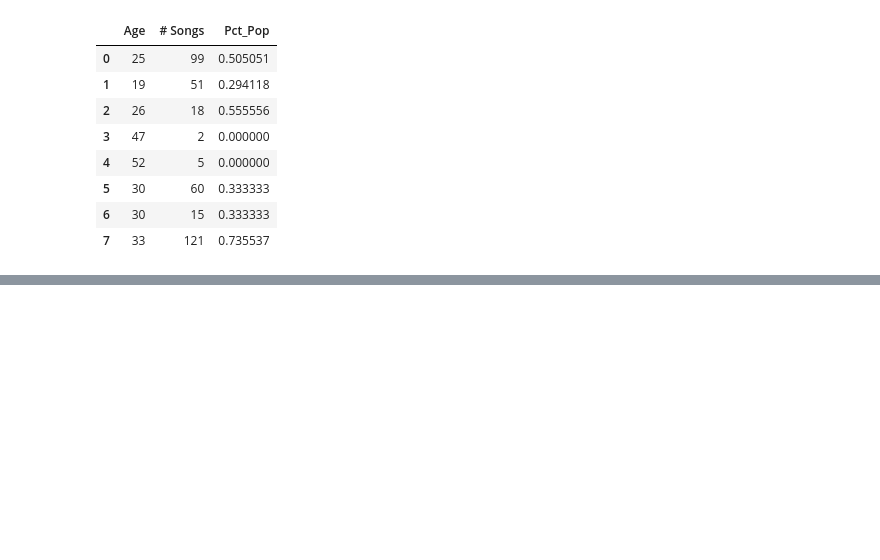
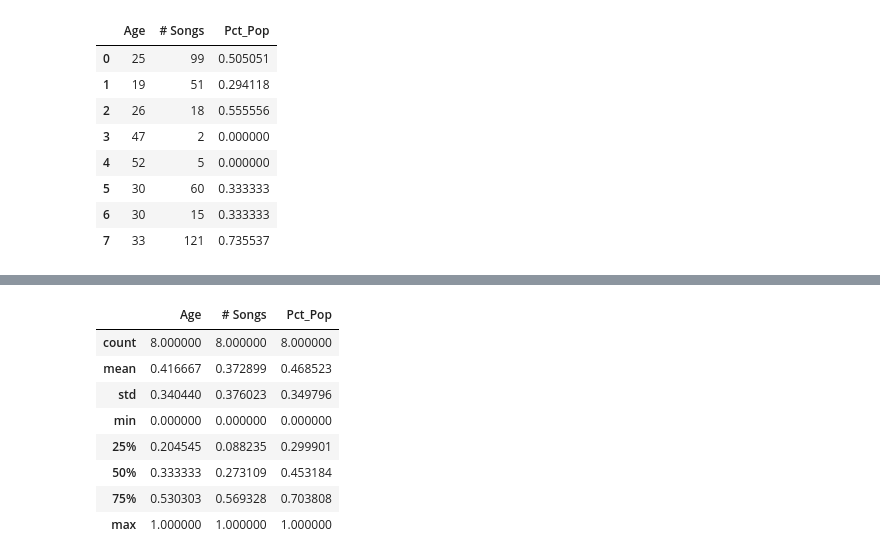
Before and after one commit to eek-dataguy/Unsupervised-ML, a Jupyter notebook: Practices/data_prep.ipynb, the cells around one changed output, grey strips where cells are left out. Drawn from its saved outputs; the diff is of its cells as text; code cells hidden in the pictures; blank space fills up the shorter version.

```diff
--- a/Practices/data_prep.ipynb
+++ b/Practices/data_prep.ipynb
@@ -736,0 +809,12 @@ model_subset
+# %%
+pd.DataFrame(normalize, columns = model_subset.columns).describe()
+# %% [output]
+|  | Age | # Songs | Pct_Pop |
+| count | 8.000000 | 8.000000 | 8.000000 |
+| mean | 0.416667 | 0.372899 | 0.468523 |
+| std | 0.340440 | 0.376023 | 0.349796 |
+| min | 0.000000 | 0.000000 | 0.000000 |
+| 25% | 0.204545 | 0.088235 | 0.299901 |
+| 50% | 0.333333 | 0.273109 | 0.453184 |
+| 75% | 0.530303 | 0.569328 | 0.703808 |
+| max | 1.000000 | 1.000000 | 1.000000 |
```
Also changed, not shown: parts of 10 cells of this notebook.
